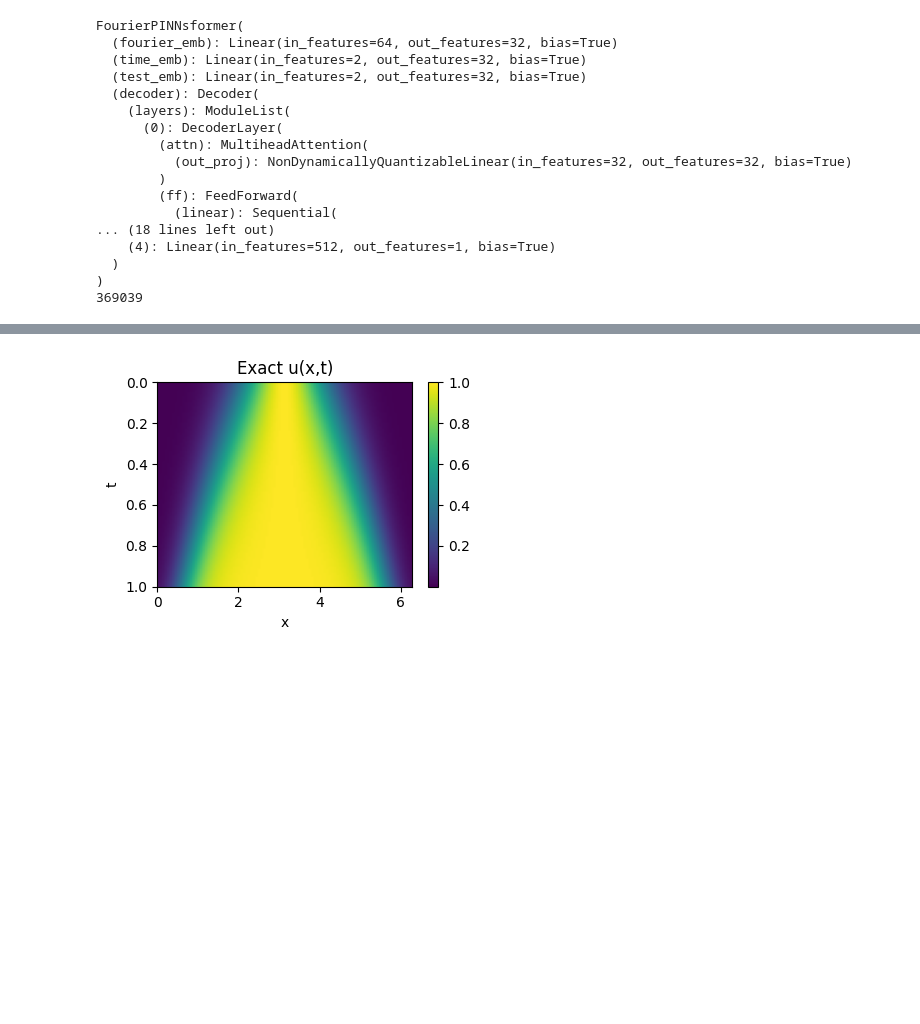
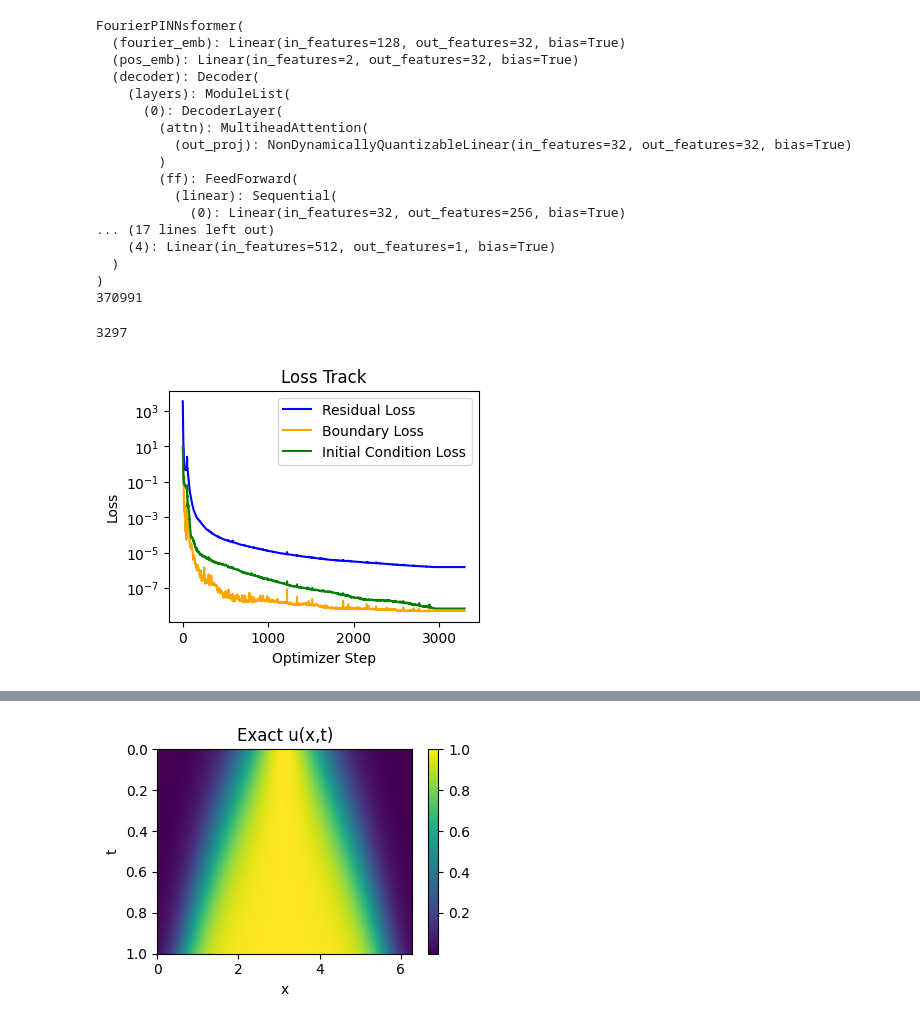
Before and after one commit to rtenacity/decoder-only-pinnsformer, a Jupyter notebook: 1d_reaction/1drxn-fourier-pformer-expanded.ipynb, the cells around one changed output, grey strips where cells are left out. Cells and saved outputs as stored; diff of their text form; code cells hidden in the pictures; blank space fills up the shorter version.

```diff
--- a/1d_reaction/1drxn-fourier-pformer-expanded.ipynb
+++ b/1d_reaction/1drxn-fourier-pformer-expanded.ipynb
@@ -48,7 +48,7 @@ def init_weights(m):
         m.bias.data.fill_(0.01)
 
 # Note: d_model (here 32) should be even for the Fourier features mapping.
-model = FourierPINNsformer(d_out=1, d_hidden=512, d_model=32, N=1, heads=2, d_in=2, mapping_size=32, x_range=(0.0, 2*torch.pi), t_range=(0.0, 1.0)).to(device)
+model = FourierPINNsformer(d_out=1, d_hidden=512, d_model=32, N=1, heads=2, d_in=2, mapping_size=64, x_range=(0.0, 2*torch.pi), t_range=(0.0, 1.0)).to(device)
 
 model.apply(init_weights)
 optim = LBFGS(model.parameters(), line_search_fn='strong_wolfe')
@@ -60,9 +60,8 @@ print(get_n_params(model))
 n_params = get_n_params(model)
 # %% [output]
 FourierPINNsformer(
-  (fourier_emb): Linear(in_features=64, out_features=32, bias=True)
-  (time_emb): Linear(in_features=2, out_features=32, bias=True)
-  (test_emb): Linear(in_features=2, out_features=32, bias=True)
+  (fourier_emb): Linear(in_features=128, out_features=32, bias=True)
+  (pos_emb): Linear(in_features=2, out_features=32, bias=True)
   (decoder): Decoder(
     (layers): ModuleList(
       (0): DecoderLayer(
@@ -71,11 +70,12 @@ FourierPINNsformer(
         )
         (ff): FeedForward(
           (linear): Sequential(
-... (18 lines left out)
+            (0): Linear(in_features=32, out_features=256, bias=True)
+... (17 lines left out)
     (4): Linear(in_features=512, out_features=1, bias=True)
   )
 )
-369039
+370991
 # %%
 kernel_size = 300
 
@@ -173,6 +173,25 @@ for i in progress_bar:
         "ic": f"{last_loss[1]:.6f}",
         "bc": f"{last_loss[2]:.6f}",
     })
+# %%
+# plot loss_track
+print(len(loss_track))
+
+plt.figure(figsize=(4, 3))
+plt.plot([x[0] for x in loss_track], label='Residual Loss', color
+='blue')
+plt.plot([x[1] for x in loss_track], label='Boundary Loss', color='orange')
+plt.plot([x[2] for x in loss_track], label='Initial Condition Loss', color='green')
+plt.xlabel('Optimizer Step')
+plt.ylabel('Loss')
+plt.yscale('log')
+plt.title('Loss Track')
+plt.legend()
+plt.savefig('loss_track.png', dpi=300, bbox_inches='tight')
+plt.show()
+# %% [output]
+3297
+[figure, added]
 # %%
 # Visualize PINNsformer
 
```
Also changed, not shown: parts of 2 cells of this notebook, 9 other files.
